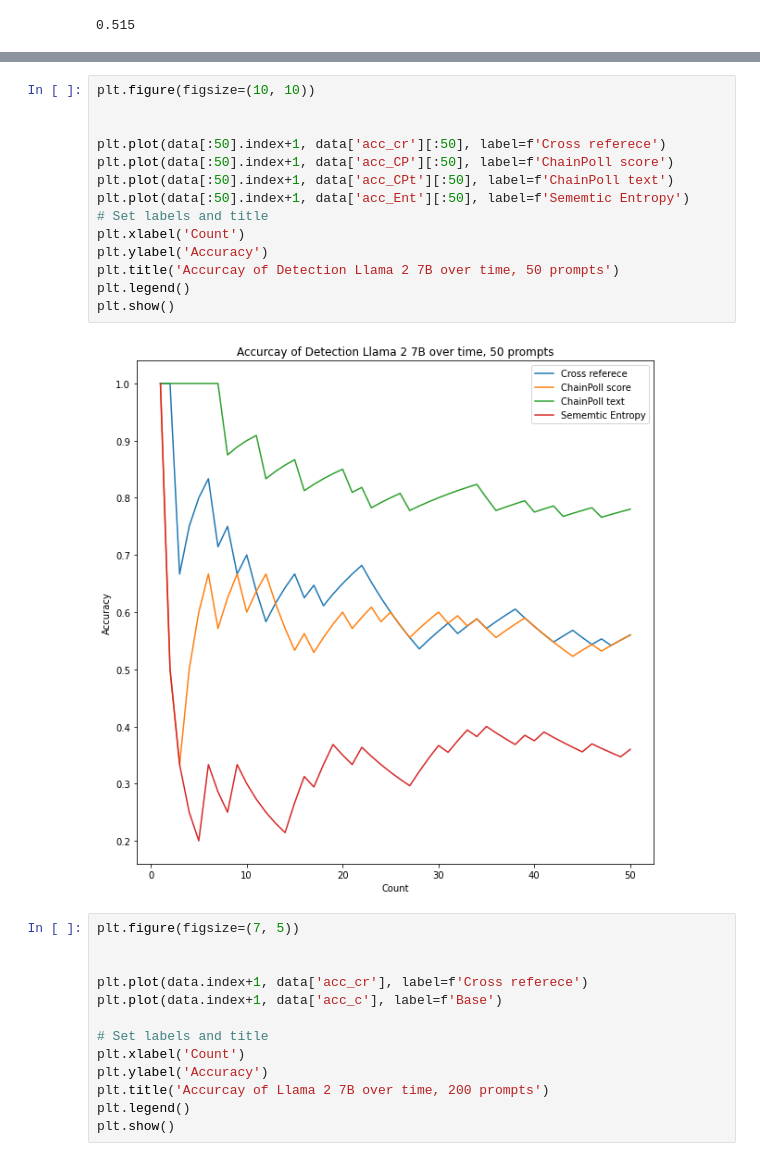
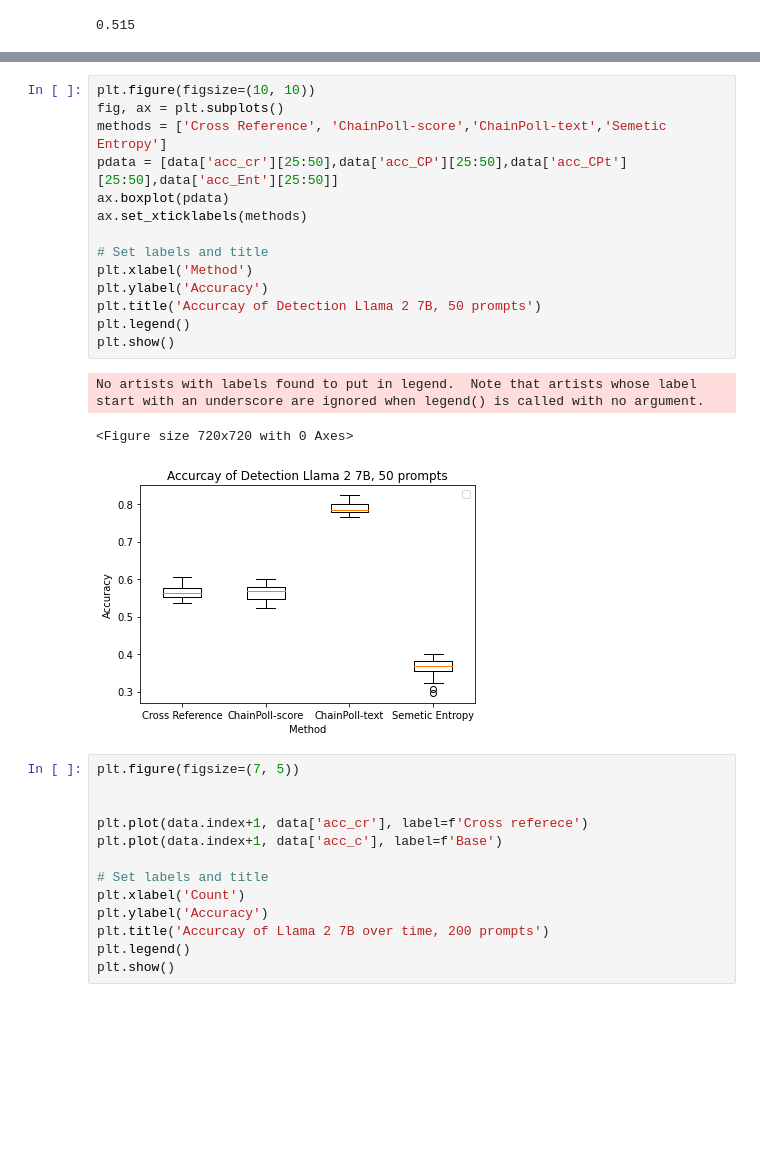
Before and after one commit to WilliamCollins-a/LLMHallucinations, a Jupyter notebook: output/ROC-Base.ipynb, the cells around one changed output, grey strips where cells are left out. Drawn from its saved outputs; the diff is of its cells as text; blank space fills up the shorter version.

```diff
--- a/output/ROC-Base.ipynb
+++ b/output/ROC-Base.ipynb
@@ -152,19 +156,21 @@ plt.show()
 # %%
 plt.figure(figsize=(10, 10))
+fig, ax = plt.subplots()
+methods = ['Cross Reference', 'ChainPoll-score','ChainPoll-text','Semetic Entropy']
+pdata = [data['acc_cr'][25:50],data['acc_CP'][25:50],data['acc_CPt'][25:50],data['acc_Ent'][25:50]]
+ax.boxplot(pdata)
+ax.set_xticklabels(methods)
 
-
-plt.plot(data[:50].index+1, data['acc_cr'][:50], label=f'Cross referece')
-plt.plot(data[:50].index+1, data['acc_CP'][:50], label=f'ChainPoll score')
-plt.plot(data[:50].index+1, data['acc_CPt'][:50], label=f'ChainPoll text')
-plt.plot(data[:50].index+1, data['acc_Ent'][:50], label=f'Sememtic Entropy')
 # Set labels and title
-plt.xlabel('Count')
+plt.xlabel('Method')
 plt.ylabel('Accuracy')
-plt.title('Accurcay of Detection Llama 2 7B over time, 50 prompts')
+plt.title('Accurcay of Detection Llama 2 7B, 50 prompts')
 plt.legend()
 plt.show()
 # %% [output]
+No artists with labels found to put in legend.  Note that artists whose label start with an underscore are ignored when legend() is called with no argument.
+<Figure size 720x720 with 0 Axes>
-[figure, old version]
+[figure, new version]
 # %%
 plt.figure(figsize=(7, 5))
 
```
Also changed, not shown: parts of 2 cells of this notebook.
